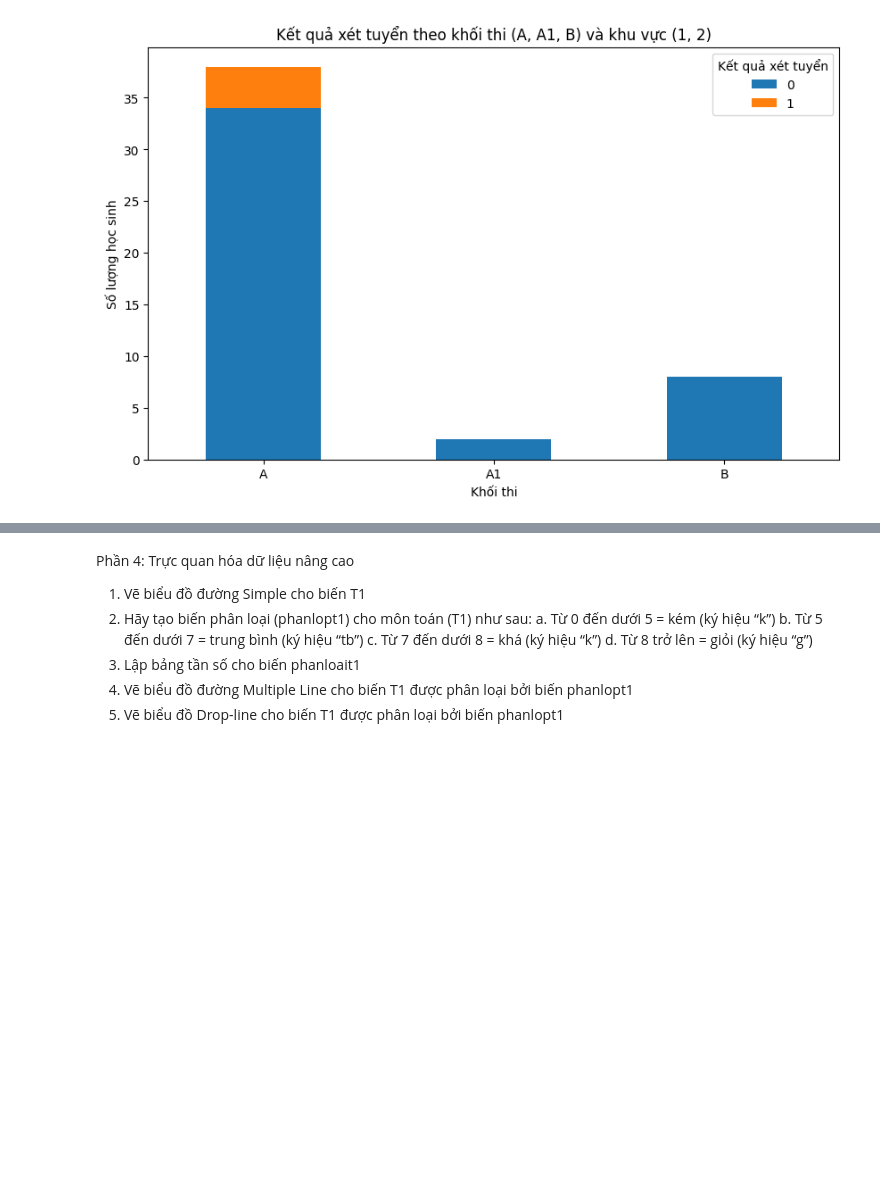
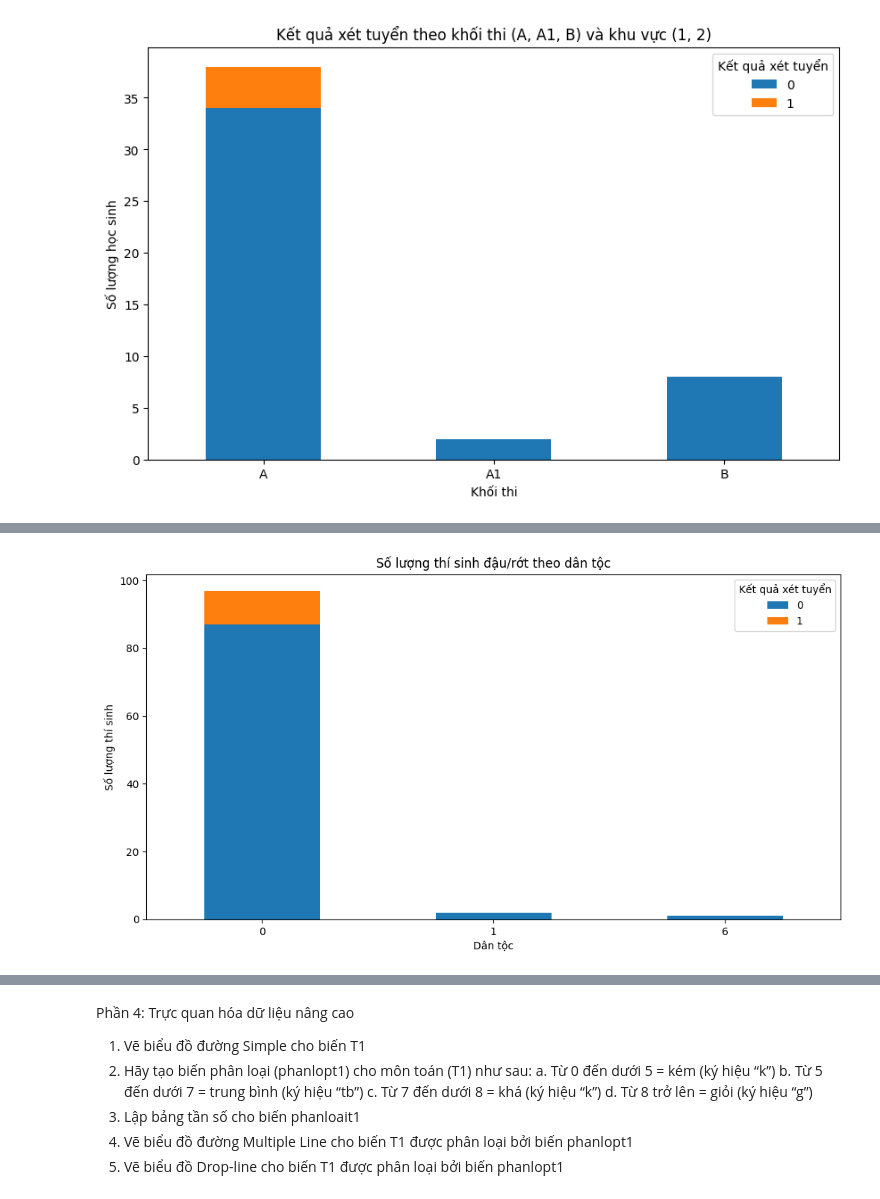
Before and after one commit to Thinh065/Thinh065-PhanTichDuLieunHocSau, a Jupyter notebook: lap2.ipynb, the cells around one changed output, grey strips where cells are left out. Cells and saved outputs as stored; diff of their text form; code cells hidden in the pictures; blank space fills up the shorter version.

```diff
--- a/lap2.ipynb
+++ b/lap2.ipynb
@@ -390,0 +439,16 @@ plt.show()
+# %%
+# Câu 6: Trực quan dữ liệu số lượng thí sinh đậu rớt dựa trên từng nhóm dân tộc
+
+# Thống kê số lượng thí sinh đậu/rớt theo dân tộc
+dau_rot_dt_counts = df.groupby(['DT', 'KQXT']).size().unstack()
+
+# Vẽ biểu đồ cột
+dau_rot_dt_counts.plot(kind='bar', figsize=(12, 6), stacked=True)
+plt.title('Số lượng thí sinh đậu/rớt theo dân tộc')
+plt.xlabel('Dân tộc')
+plt.ylabel('Số lượng thí sinh')
+plt.xticks(rotation=0)
+plt.legend(title='Kết quả xét tuyển')
+plt.show()
+# %% [output]
+[figure, added]
```
Also changed, not shown: parts of 4 cells of this notebook.
